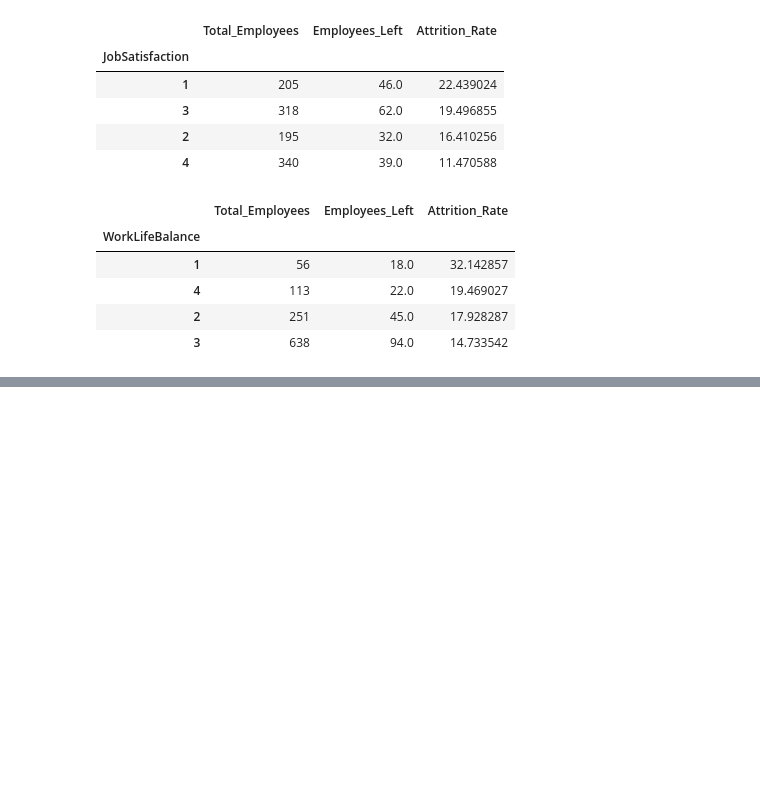
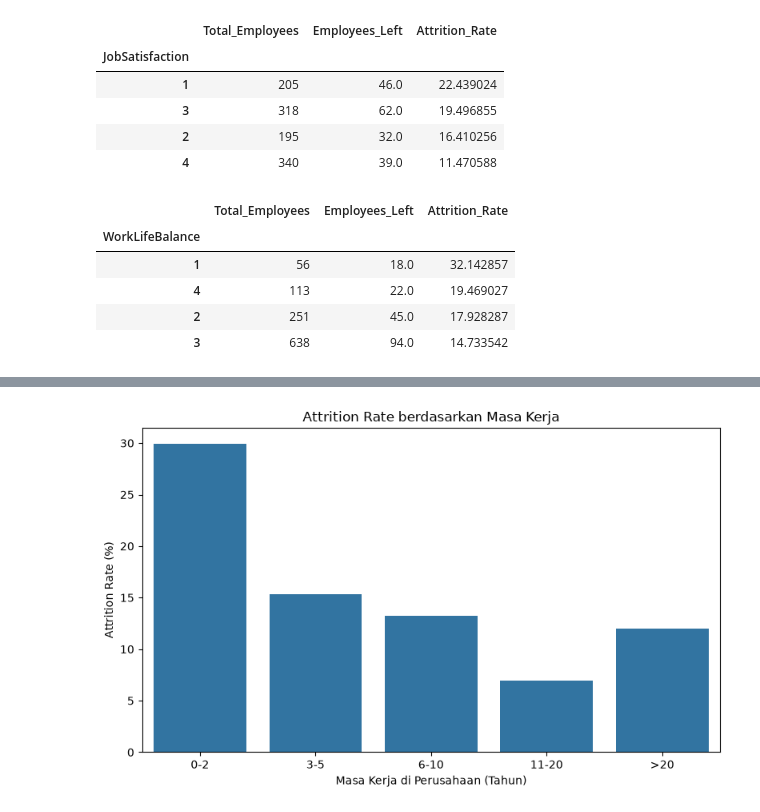
Before and after one commit to aeiprsty/jayajayamaju-departemen-HR, a Jupyter notebook: notebook.ipynb, the cells around one changed output, grey strips where cells are left out. Saved outputs shown, nothing was run; the diff lists cells and outputs as text; code cells hidden in the pictures; blank space fills up the shorter version.

```diff
--- a/notebook.ipynb
+++ b/notebook.ipynb
@@ -600,0 +773,18 @@ attrition_rate_by("WorkLifeBalance")
+# %%
+tenure_attrition = attrition_rate_by("YearsAtCompany_Group")
+
+plt.figure(figsize=(8, 5))
+
+sns.barplot(
+    x=tenure_attrition.index,
+    y=tenure_attrition["Attrition_Rate"]
+)
+
+plt.title("Attrition Rate berdasarkan Masa Kerja")
+plt.xlabel("Masa Kerja di Perusahaan (Tahun)")
+plt.ylabel("Attrition Rate (%)")
+
+plt.tight_layout()
+plt.show()
+# %% [output]
+[figure, added]
```
Also changed, not shown: parts of 12 cells of this notebook.
